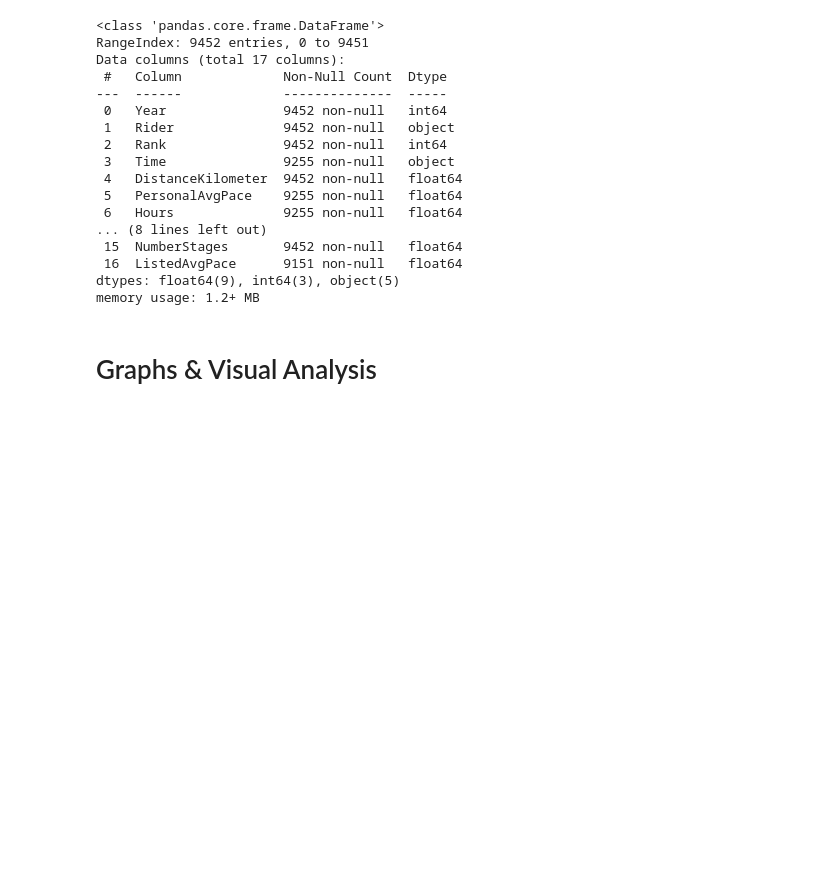
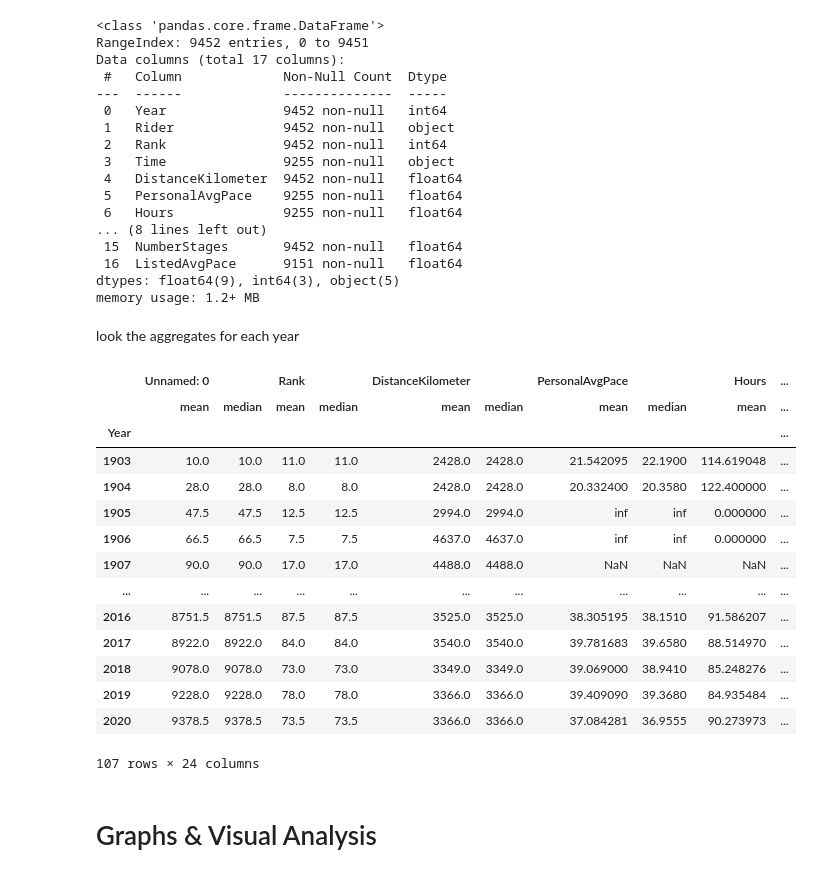
Before and after one commit to wcrowley342/tourdefancedata, a Jupyter notebook: TourDeFranceAnalysis.ipynb, the cells around one changed output. Saved outputs shown, nothing was run; the diff lists cells and outputs as text; code cells hidden in the pictures; blank space fills up the shorter version.

```diff
--- a/TourDeFranceAnalysis.ipynb
+++ b/TourDeFranceAnalysis.ipynb
@@ -102,6 +102,26 @@ Data columns (total 17 columns):
  16  ListedAvgPace      9151 non-null   float64
 dtypes: float64(9), int64(3), object(5)
 memory usage: 1.2+ MB
+# %% [markdown]
+look the aggregates for each year
+# %%
+rider_df.groupby('Year').agg([np.mean,np.median])
+# %% [output]
+|  | Unnamed: 0 |  | Rank |  | DistanceKilometer |  | PersonalAvgPace |  | Hours | ... |
+|  | mean | median | mean | median | mean | median | mean | median | mean | ... |
+| Year |  |  |  |  |  |  |  |  |  | ... |
+| 1903 | 10.0 | 10.0 | 11.0 | 11.0 | 2428.0 | 2428.0 | 21.542095 | 22.1900 | 114.619048 | ... |
+| 1904 | 28.0 | 28.0 | 8.0 | 8.0 | 2428.0 | 2428.0 | 20.332400 | 20.3580 | 122.400000 | ... |
+| 1905 | 47.5 | 47.5 | 12.5 | 12.5 | 2994.0 | 2994.0 | inf | inf | 0.000000 | ... |
+| 1906 | 66.5 | 66.5 | 7.5 | 7.5 | 4637.0 | 4637.0 | inf | inf | 0.000000 | ... |
+| 1907 | 90.0 | 90.0 | 17.0 | 17.0 | 4488.0 | 4488.0 | NaN | NaN | NaN | ... |
+| ... | ... | ... | ... | ... | ... | ... | ... | ... | ... | ... |
+| 2016 | 8751.5 | 8751.5 | 87.5 | 87.5 | 3525.0 | 3525.0 | 38.305195 | 38.1510 | 91.586207 | ... |
+| 2017 | 8922.0 | 8922.0 | 84.0 | 84.0 | 3540.0 | 3540.0 | 39.781683 | 39.6580 | 88.514970 | ... |
+| 2018 | 9078.0 | 9078.0 | 73.0 | 73.0 | 3349.0 | 3349.0 | 39.069000 | 38.9410 | 85.248276 | ... |
+| 2019 | 9228.0 | 9228.0 | 78.0 | 78.0 | 3366.0 | 3366.0 | 39.409090 | 39.3680 | 84.935484 | ... |
+| 2020 | 9378.5 | 9378.5 | 73.5 | 73.5 | 3366.0 | 3366.0 | 37.084281 | 36.9555 | 90.273973 | ... |
+107 rows × 24 columns
 # %% [markdown]
 # Graphs & Visual Analysis
 # %% [markdown]
```
Also changed, not shown: parts of 6 cells of this notebook.
